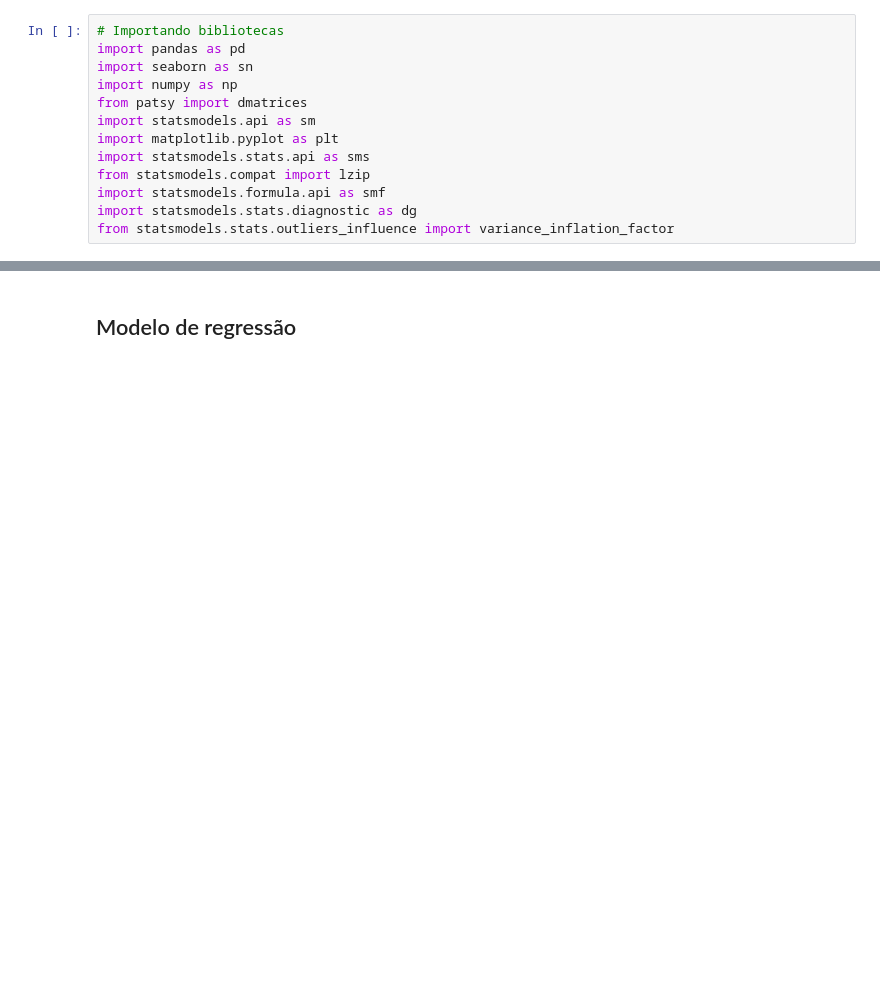
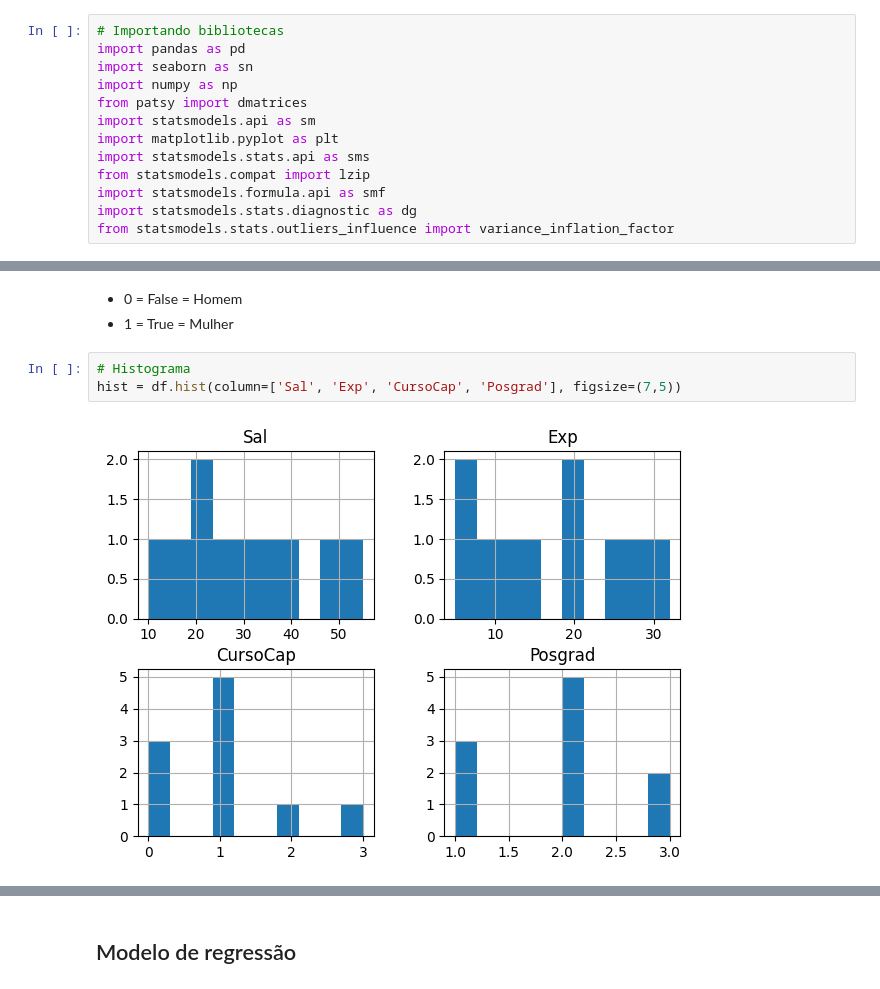
Before and after one commit to HerickSilva9/Aplicacoes-MCRL, a Jupyter notebook: main.ipynb, the cells around one changed output, grey strips where cells are left out. Drawn from its saved outputs; the diff is of its cells as text; blank space fills up the shorter version.

```diff
--- a/main.ipynb
+++ b/main.ipynb
@@ -53,0 +81,8 @@ memory usage: 182.0 bytes
+# %% [markdown]
+- 0 = False = Homem
+- 1 = True  = Mulher
+# %%
+# Histograma
+hist = df.hist(column=['Sal', 'Exp', 'CursoCap', 'Posgrad'], figsize=(7,5))
+# %% [output]
+[figure, added]
```
Also changed, not shown: parts of 9 cells of this notebook.
